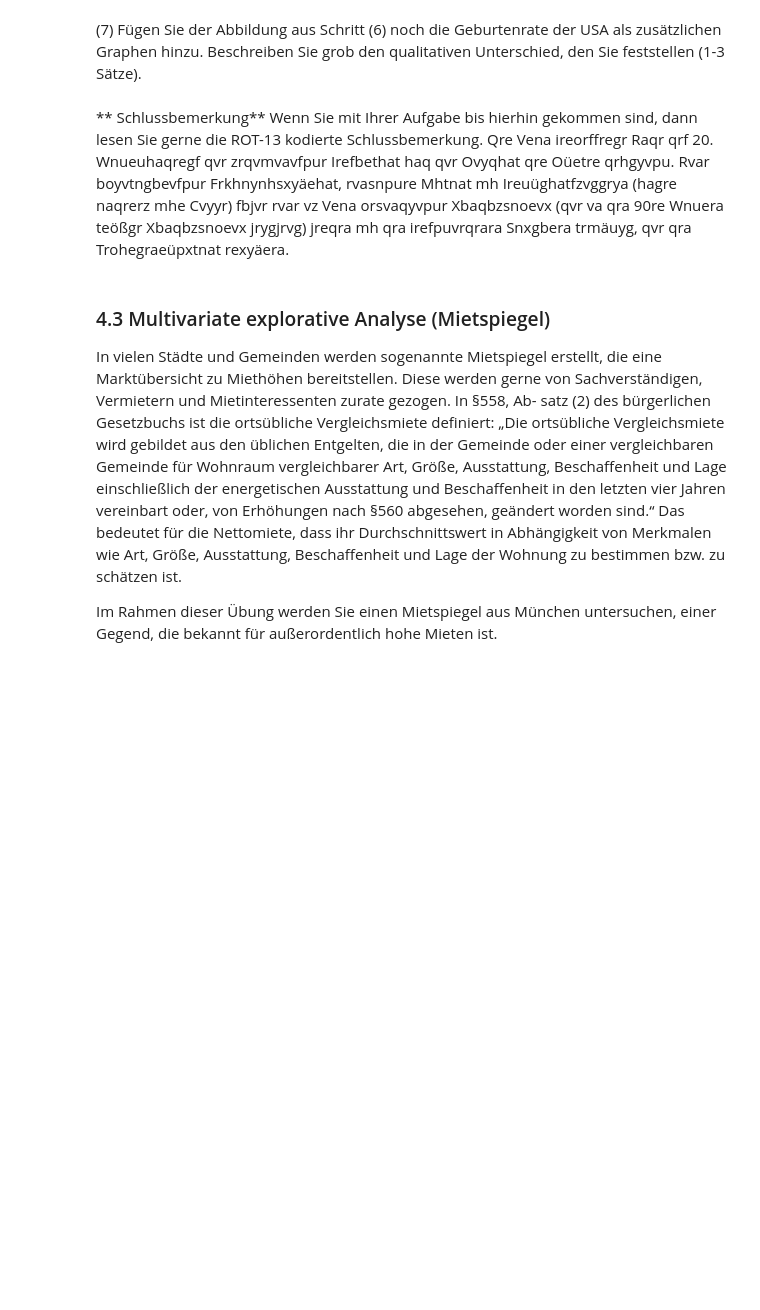
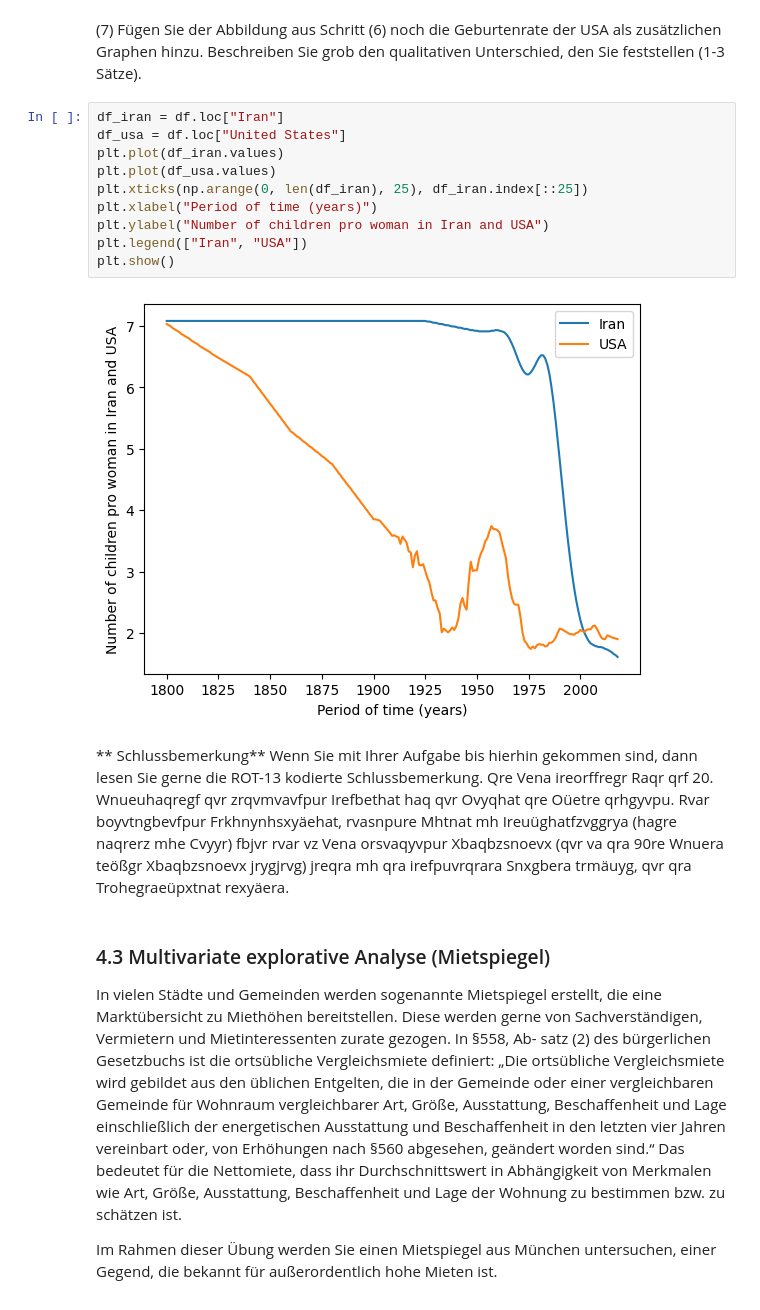
Before and after one commit to cortex359/ds.ss24, a Jupyter notebook: 04/Uebung-4.ipynb, the cells around one changed output. Cells and saved outputs as stored; diff of their text form; blank space fills up the shorter version.

```diff
--- a/04/Uebung-4.ipynb
+++ b/04/Uebung-4.ipynb
@@ -157,5 +189,17 @@ x   (5) Ermitteln Sie mit Ihrem Ergebnis aus Schritt (4) das Land, dessen Geburt
 # %% [markdown]
 (7) Fügen Sie der Abbildung aus Schritt (6) noch die Geburtenrate der USA als zusätzlichen Graphen hinzu. Beschreiben Sie grob den qualitativen Unterschied, den Sie feststellen (1-3 Sätze).
+# %%
+df_iran = df.loc["Iran"]
+df_usa = df.loc["United States"]
+plt.plot(df_iran.values)
+plt.plot(df_usa.values)
+plt.xticks(np.arange(0, len(df_iran), 25), df_iran.index[::25])
+plt.xlabel("Period of time (years)")
+plt.ylabel("Number of children pro woman in Iran and USA")
+plt.legend(["Iran", "USA"])
+plt.show()
+# %% [output]
+[figure, added]
 # %% [markdown]
 ** Schlussbemerkung** Wenn Sie mit Ihrer Aufgabe bis hierhin gekommen sind, dann lesen Sie gerne die ROT-13 kodierte Schlussbemerkung. Qre Vena ireorffregr Raqr qrf 20. Wnueuhaqregf qvr zrqvmvavfpur Irefbethat haq qvr Ovyqhat qre Oüetre qrhgyvpu. Rvar boyvtngbevfpur Frkhnynhsxyäehat, rvasnpure Mhtnat mh Ireuüghatfzvggrya (hagre naqrerz mhe Cvyyr) fbjvr rvar vz Vena orsvaqyvpur Xbaqbzsnoevx (qvr va qra 90re Wnuera teößgr Xbaqbzsnoevx jrygjrvg) jreqra mh qra irefpuvrqrara Snxgbera trmäuyg, qvr qra Trohegraeüpxtnat rexyäera.
 # %% [markdown]
```
Also changed, not shown: parts of 5 cells of this notebook.
